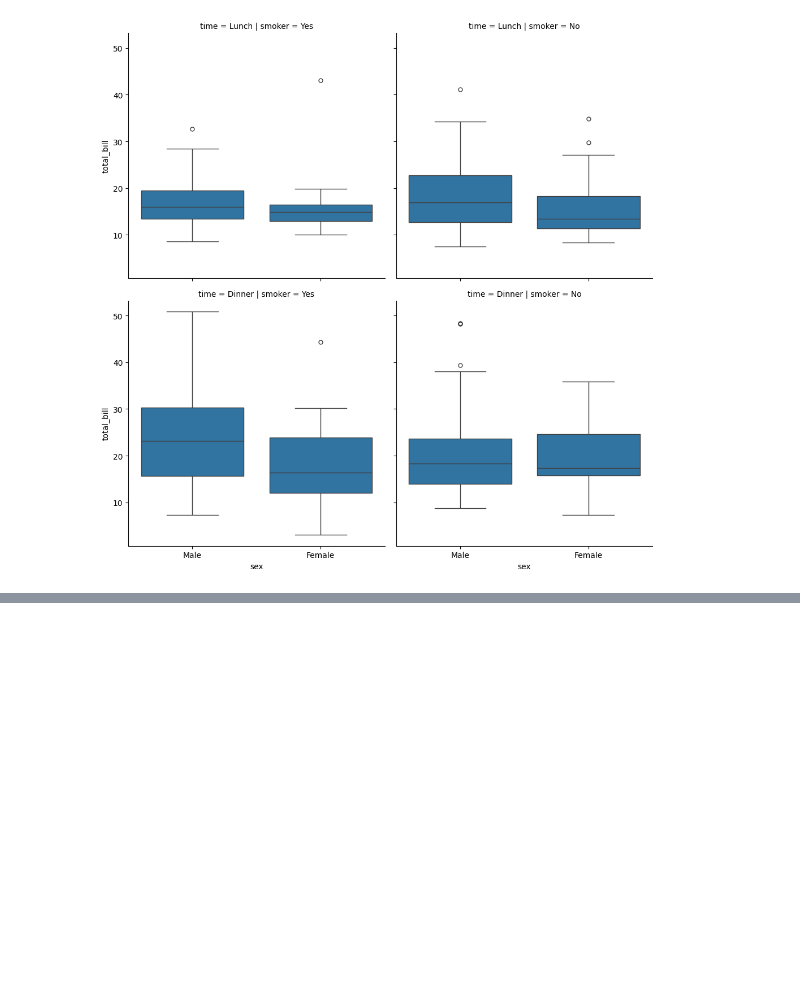
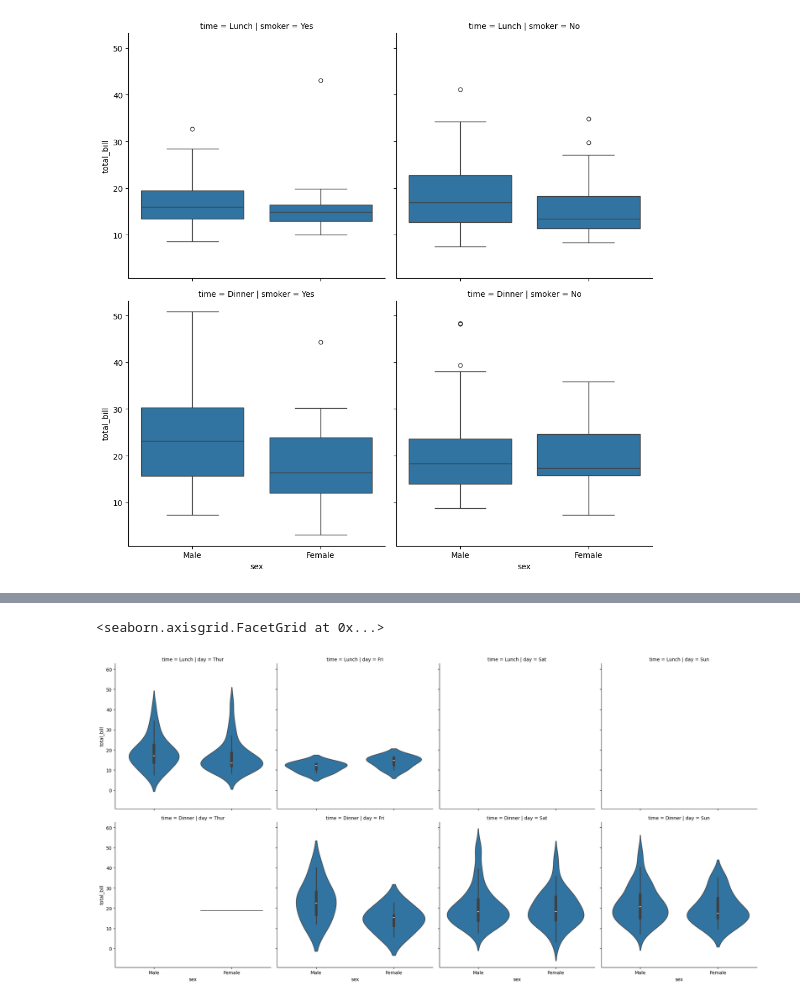
Before and after one commit to Abhinav09062005/python-, a Jupyter notebook: chapter5/seabornadv.ipynb, the cells around one changed output, grey strips where cells are left out. Cells and saved outputs as stored; diff of their text form; code cells hidden in the pictures; blank space fills up the shorter version.

```diff
--- a/chapter5/seabornadv.ipynb
+++ b/chapter5/seabornadv.ipynb
@@ -134,0 +156,7 @@ sns.catplot(data=tips,x='sex',y='total_bill',col='smoker',kind='box',row='time')
+# %%
+# a second way to plot facet plots -> facetgrid
+# fig= relplot displot catplot#regplot -> axis level
+sns.catplot(data=tips,x='sex',y='total_bill',kind='violin',col='day',row='time')
+# %% [output]
+<seaborn.axisgrid.FacetGrid at 0x...>
+[figure, added]
```
Also changed, not shown: parts of 7 cells of this notebook.
